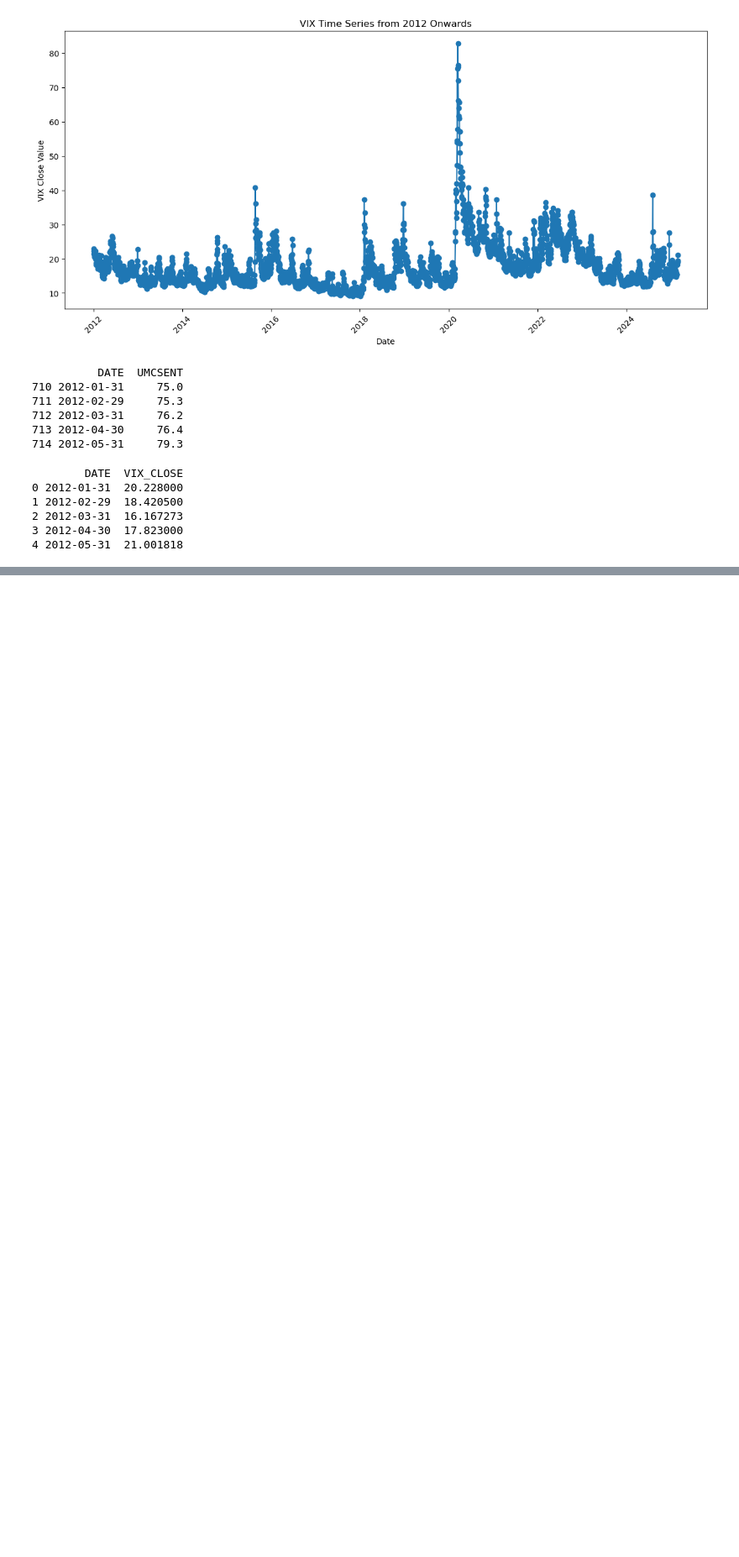
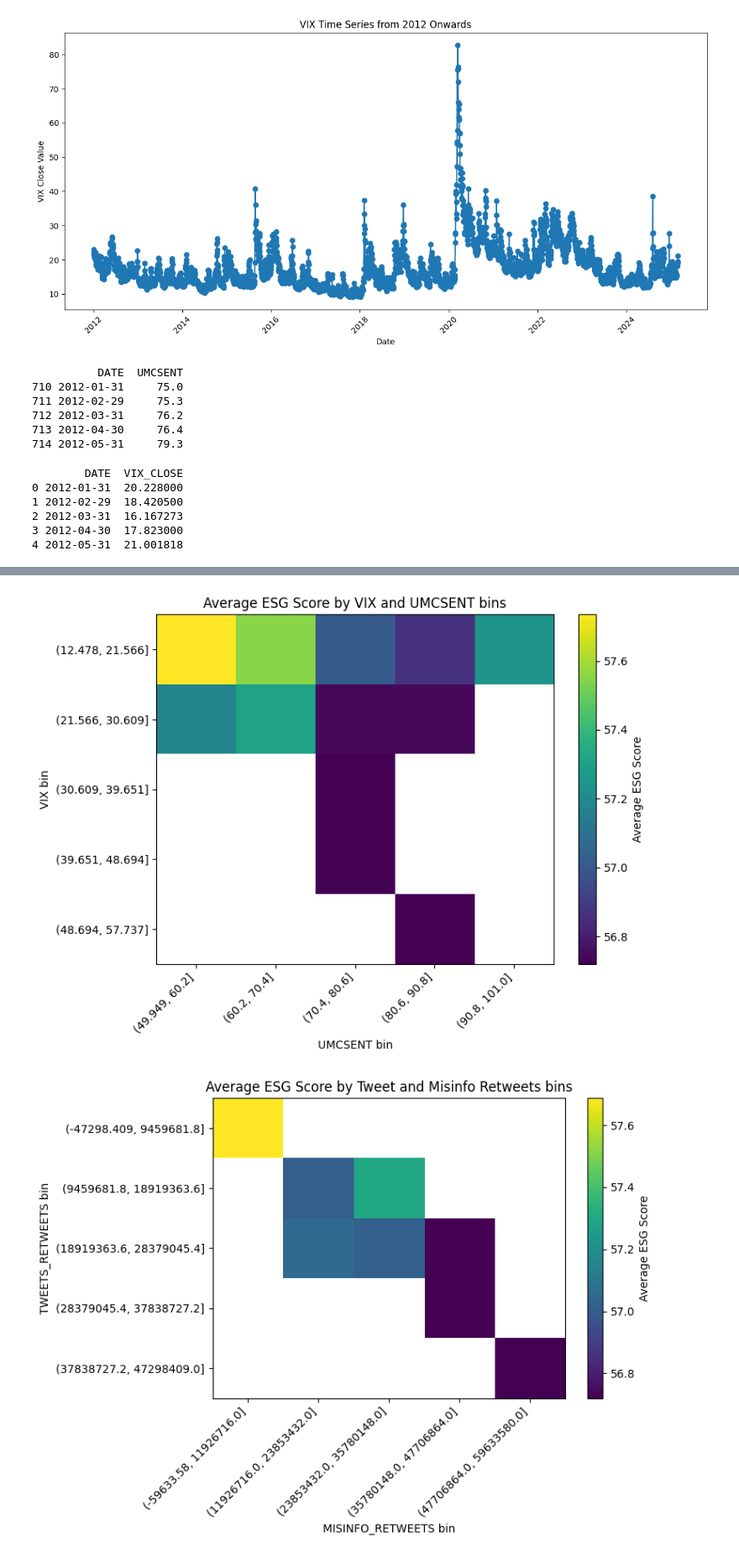
Before and after one commit to jameskrice7/1st-PhD-paper, a Jupyter notebook: ESG_twitter.ipynb, the cells around one changed output, grey strips where cells are left out. Shown at 84% size. Drawn from its saved outputs; the diff is of its cells as text; code cells hidden in the pictures; blank space fills up the shorter version.

```diff
--- a/ESG_twitter.ipynb
+++ b/ESG_twitter.ipynb
@@ -469,0 +740,38 @@ strong multicollinearity or other numerical problems.
+# %%
+import matplotlib.pyplot as plt
+import numpy as np
+
+# --- Heatmap for VIX and UMCSENT bins ---
+# Pivot the data so that rows are VIX_bin and columns are UMCSENT_bin
+pivot_vix_umcsent = avg_esg_vix_umcsent.pivot(index='VIX_bin', columns='UMCSENT_bin', values='ESG Score')
+
+plt.figure(figsize=(8,6))
+# imshow will display the pivoted matrix; we set aspect='auto' to allow flexible sizing
+plt.imshow(pivot_vix_umcsent, cmap='viridis', aspect='auto', interpolation='none')
+plt.title('Average ESG Score by VIX and UMCSENT bins')
+plt.xlabel('UMCSENT bin')
+plt.ylabel('VIX bin')
+# Use the pivot index and columns for tick labels
+plt.xticks(ticks=np.arange(len(pivot_vix_umcsent.columns)), labels=pivot_vix_umcsent.columns, rotation=45, ha='right')
+plt.yticks(ticks=np.arange(len(pivot_vix_umcsent.index)), labels=pivot_vix_umcsent.index)
+plt.colorbar(label='Average ESG Score')
+plt.tight_layout()
+plt.show()
+
+# --- Heatmap for TWEETS_RETWEETS and MISINFO_RETWEETS bins ---
+# Pivot the data so that rows are TWEETS_RETWEETS_bin and columns are MISINFO_RETWEETS_bin
+pivot_tweets_misinfo = avg_esg_tweets_misinfo.pivot(index='TWEETS_RETWEETS_bin', columns='MISINFO_RETWEETS_bin', values='ESG Score')
+
+plt.figure(figsize=(8,6))
+plt.imshow(pivot_tweets_misinfo, cmap='viridis', aspect='auto', interpolation='none')
+plt.title('Average ESG Score by Tweet and Misinfo Retweets bins')
+plt.xlabel('MISINFO_RETWEETS bin')
+plt.ylabel('TWEETS_RETWEETS bin')
+plt.xticks(ticks=np.arange(len(pivot_tweets_misinfo.columns)), labels=pivot_tweets_misinfo.columns, rotation=45, ha='right')
+plt.yticks(ticks=np.arange(len(pivot_tweets_misinfo.index)), labels=pivot_tweets_misinfo.index)
+plt.colorbar(label='Average ESG Score')
+plt.tight_layout()
+plt.show()
+# %% [output]
+[figure, added]
+[figure, added]
```
Also changed, not shown: parts of 24 cells of this notebook, 6 other files.
